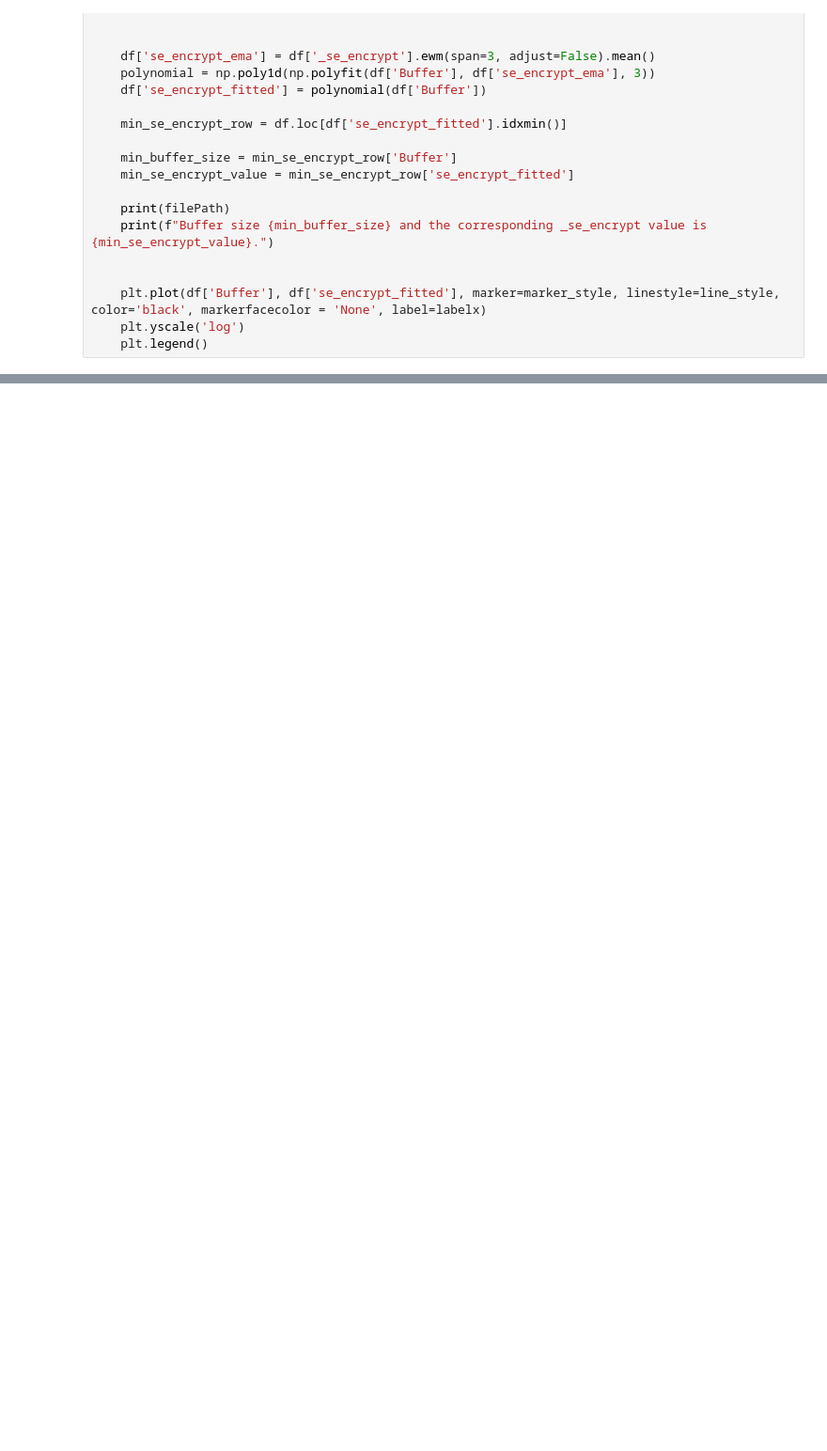
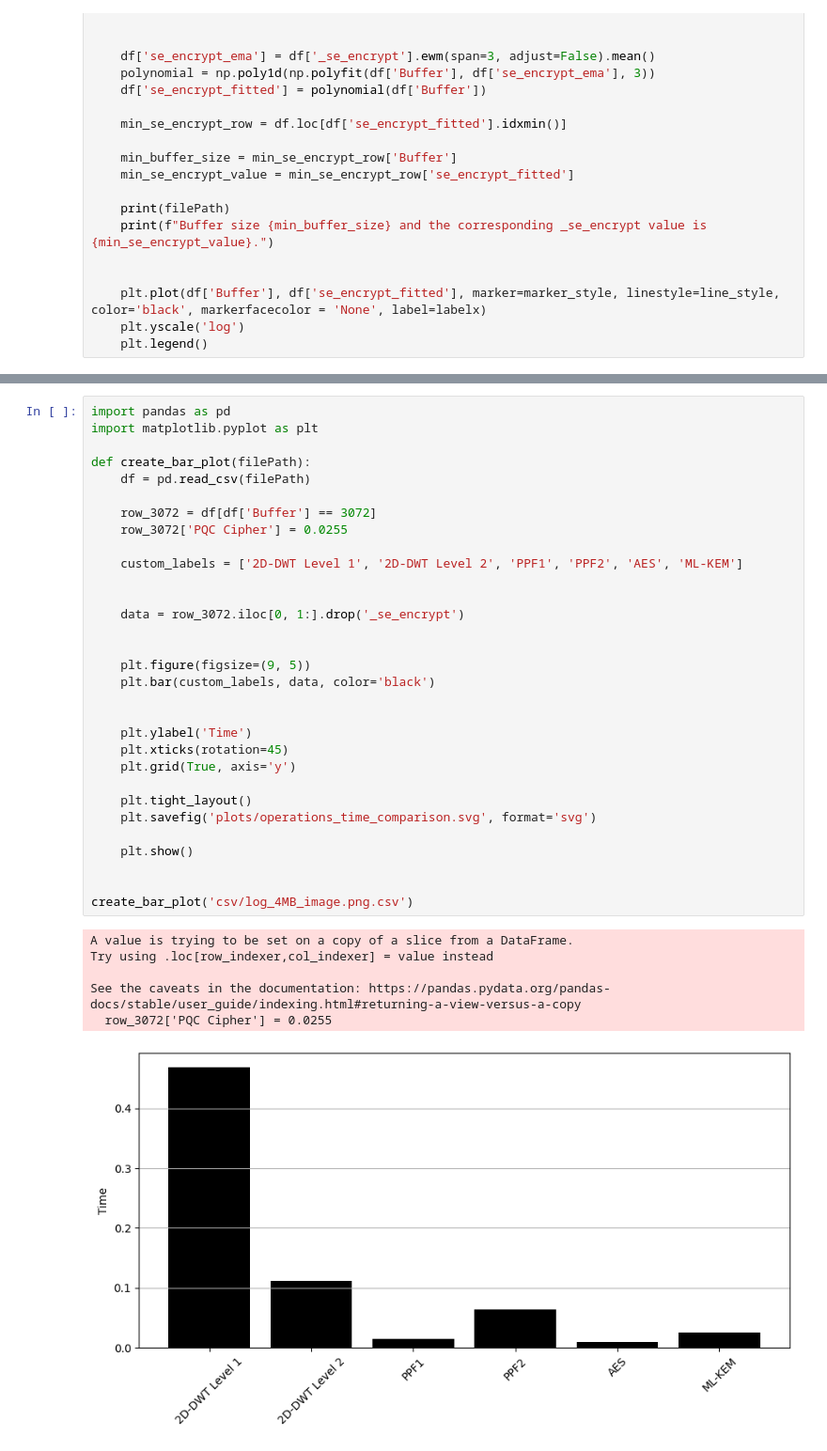
Before and after one commit to Patriot-Lab/ProjectSE, a Jupyter notebook: BufferSizeOptimization.ipynb, the cells around one changed output, grey strips where cells are left out. Shown at 94% size. Drawn from its saved outputs; the diff is of its cells as text; blank space fills up the shorter version.

Commit message:
comparison

```diff
--- a/BufferSizeOptimization.ipynb
+++ b/BufferSizeOptimization.ipynb
@@ -60,3 +59,41 @@ Buffer size 3200.0 and the corresponding _se_encrypt value is 1.9095479058575258
 csv/log_64MB_image.png.csv
 Buffer size 3456.0 and the corresponding _se_encrypt value is 3.333357418038144.
 [figure]
+# %%
+import pandas as pd
+import matplotlib.pyplot as plt
+
+def create_bar_plot(filePath):
+    df = pd.read_csv(filePath)
+
+    row_3072 = df[df['Buffer'] == 3072]
+    row_3072['PQC Cipher'] = 0.0255
+
+    custom_labels = ['2D-DWT Level 1', '2D-DWT Level 2', 'PPF1', 'PPF2', 'AES', 'ML-KEM']
+
+
+    data = row_3072.iloc[0, 1:].drop('_se_encrypt')
+
+
+    plt.figure(figsize=(9, 5))
+    plt.bar(custom_labels, data, color='black')
+
+
+    plt.ylabel('Time')
+    plt.xticks(rotation=45)
+    plt.grid(True, axis='y')
+
+    plt.tight_layout()
+    plt.savefig('plots/operations_time_comparison.svg', format='svg')
+
+    plt.show()
+
+
+create_bar_plot('csv/log_4MB_image.png.csv')
+# %% [output]
+A value is trying to be set on a copy of a slice from a DataFrame.
+Try using .loc[row_indexer,col_indexer] = value instead
+
+See the caveats in the documentation: https://pandas.pydata.org/pandas-docs/stable/user_guide/indexing.html#returning-a-view-versus-a-copy
+  row_3072['PQC Cipher'] = 0.0255
+[figure, added]
```
Also changed, not shown: parts of 1 cell of this notebook, 2 other files.
